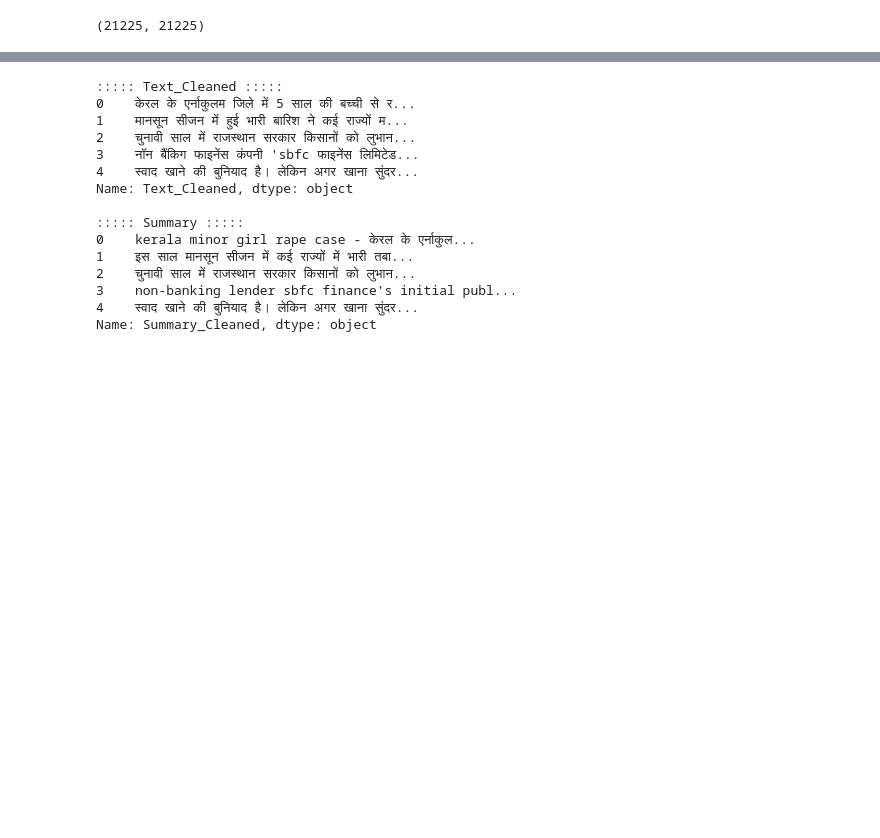
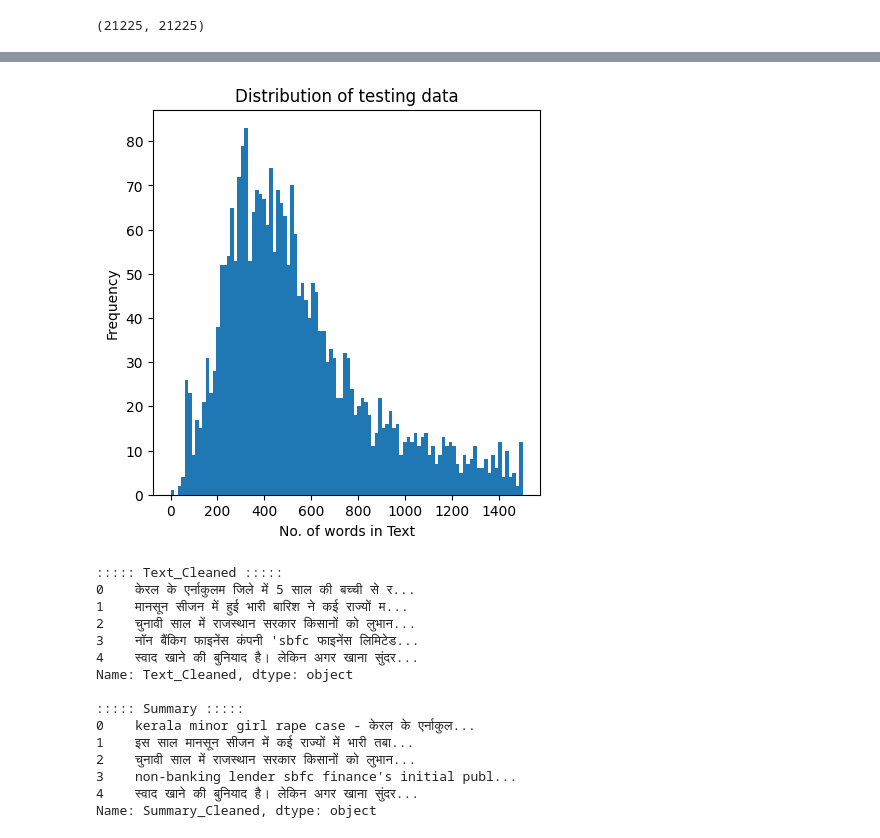
Before and after one commit to Arjun-93/NLP_Assignments_Project, a Jupyter notebook: NLP-Project/src/data_inference.ipynb, the cells around one changed output, grey strips where cells are left out. Cells and saved outputs as stored; diff of their text form; code cells hidden in the pictures; blank space fills up the shorter version.

```diff
--- a/NLP-Project/src/data_inference.ipynb
+++ b/NLP-Project/src/data_inference.ipynb
@@ -127,20 +127,19 @@ plt.show()
 # %%
-# for i in tokenized_corpus_src[:-test.shape[0]]:
-#       text_word_count.append(len(i.split()))
+import matplotlib.pyplot as plt
 
-# for i in tokenized_corpus_trg[:-test.shape[0]]:
-#       summary_word_count.append(len(i.split()))
+text_word_count = []
 
-# fig , ax = plt.subplots(1,2)
-# fig.set_size_inches(10,5)
-# ax[0].hist(text_word_count, bins=25, range=[0, 1000])
-# ax[1].hist(summary_word_count, bins=25, range=[0, 100])
-# ax[0].set_xlabel("No. of words in Text")
-# ax[0].set_ylabel("Frequency")
-# ax[1].set_xlabel("No. of words in Summary")
-# ax[1].set_ylabel("Frequency")
-# ax[0].set_title('Distribution of Testing data')
-# plt.show()
+for i in range(len(test)):
+      text_word_count.append(len(test['Article'][i].split()))
+
+fig , ax = plt.subplots(1,1)
+fig.set_size_inches(5,5)
+ax.hist(text_word_count, bins=100, range=[0, 1500])
+ax.set_xlabel("No. of words in Text")
+ax.set_ylabel("Frequency")
+ax.set_title('Distribution of testing data');
+# %% [output]
+[figure, added]
 # %%
 train['Text_Cleaned'] = tokenized_corpus_src
 print("::::: Text_Cleaned :::::")
```
Also changed, not shown: parts of 67 cells of this notebook, 1 other file.
